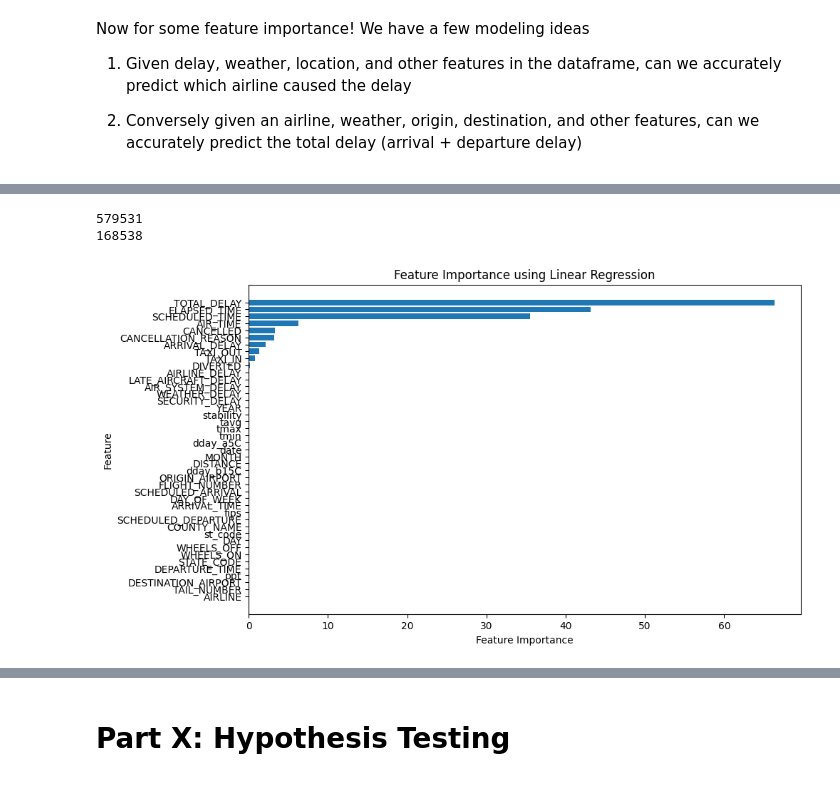
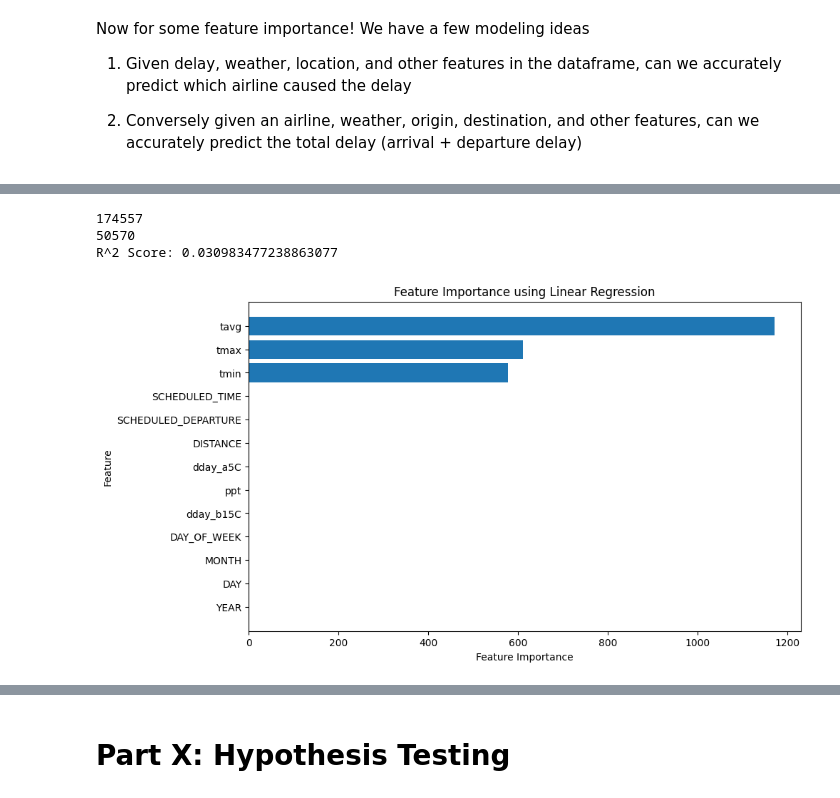
Before and after one commit to Neyhar/CIS-545-Final-Project, a Jupyter notebook: FinalProject.ipynb, the cells around one changed output, grey strips where cells are left out. Saved outputs shown, nothing was run; the diff lists cells and outputs as text; code cells hidden in the pictures.

```diff
--- a/FinalProject.ipynb
+++ b/FinalProject.ipynb
@@ -79,6 +79,7 @@ state_to_region_dict = {
 }
 # %%
 flights_df = pl.read_csv('flights.csv')
+flights_df = flights_df.sample(fraction = 0.3, with_replacement=False, seed = 42)
 airport_loc_df = pl.read_csv('AirportLocations.csv')
 airlines_df = pl.read_csv('airlines.csv')
 weather_df = pl.read_csv('weather.csv')
@@ -534,38 +548,48 @@ X_train_total_delay = X_train_total_delay.with_columns(
 # %%
 from sklearn.linear_model import LinearRegression
 from sklearn.preprocessing import StandardScaler
+from sklearn.metrics import r2_score
 
+numeric_features = ["SCHEDULED_DEPARTURE", "SCHEDULED_TIME","YEAR","MONTH","DAY","DAY_OF_WEEK","DISTANCE","tmin","tmax","tavg","ppt","dday_a5C","dday_b15C"]
 
 scaler = StandardScaler()
 X_standardized_np = scaler.fit_transform(X_train_total_delay.to_numpy())
 
 
 X_standardized = pl.DataFrame(
     X_standardized_np,
     schema=X_train_total_delay.columns
 )
 print(len(y_train.filter(y_train["DEPARTURE_DELAY"] > 15)))
 print(len(y_train.filter(y_train["DEPARTURE_DELAY"] <= 15)))
 X_standardized_pd = X_standardized.to_pandas()
+X_standardized_pd = X_standardized_pd[numeric_features]
+
+y_train_np = y_train.to_numpy()
+y_train_np = np.where(y_train_np > 0, np.log(y_train_np), np.log(1e-9))
 
 lr = LinearRegression()
-lr.fit(X_standardized_pd, y_train)
+lr.fit(X_standardized_pd, y_train_np)
+y_pred = lr.predict(X_standardized_pd)
+r2 = r2_score(y_train_np, y_pred)
+print(f"R^2 Score: {r2}")
 
 coefficients = lr.coef_.ravel() if len(lr.coef_.shape) > 1 else lr.coef_
 
 feature_importances = pd.DataFrame({
-    "Feature": X_standardized.columns,
+    "Feature": X_standardized_pd.columns,
     "Importance": np.abs(coefficients)
 }).sort_values(by="Importance", ascending=False)
 
 plt.figure(figsize=(10, 6))
 plt.barh(feature_importances["Feature"], feature_importances["Importance"])
 plt.xlabel("Feature Importance")
 plt.ylabel("Feature")
 plt.title("Feature Importance using Linear Regression")
 plt.gca().invert_yaxis()
 plt.show()
 # %% [output]
-579531
-168538
+174557
+50570
+R^2 Score: 0.030983477238863077
-[figure, old version]
+[figure, new version]
```
Also changed, not shown: parts of 79 cells of this notebook.
